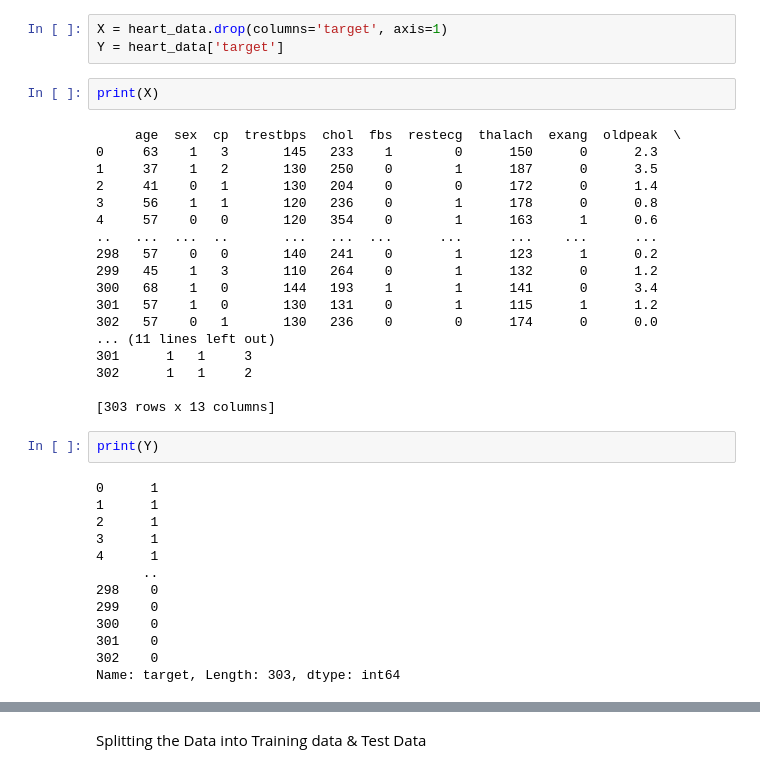
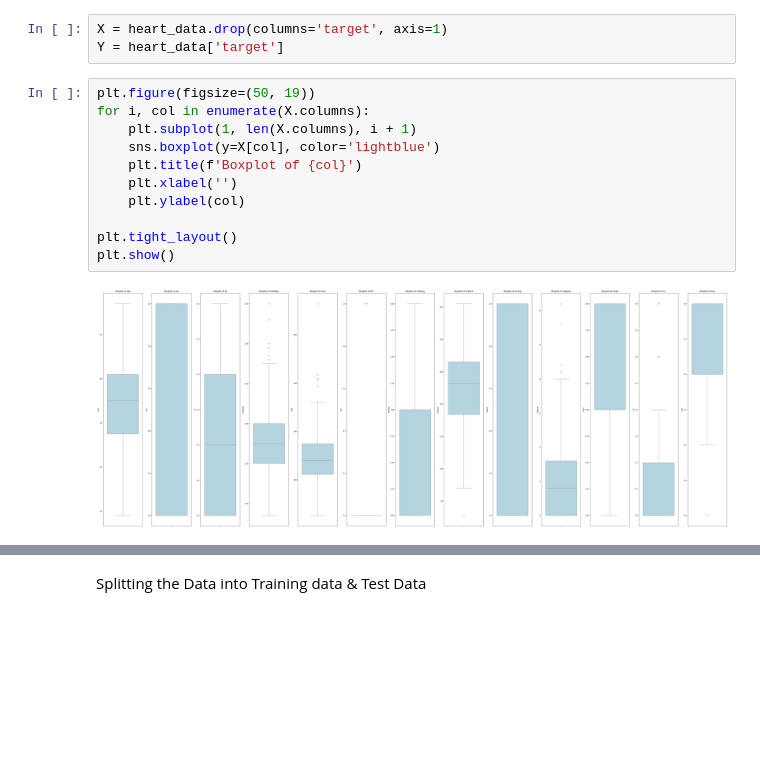
Before and after one commit to VishalLa/5th-sem-project, a Jupyter notebook: colab_files_to_train_models/heart.ipynb, the cells around one changed output, grey strips where cells are left out. Saved outputs shown, nothing was run; the diff lists cells and outputs as text; blank space fills up the shorter version.

```diff
--- a/colab_files_to_train_models/heart.ipynb
+++ b/colab_files_to_train_models/heart.ipynb
@@ -105,38 +114,16 @@ Splitting the Features and Target
 # %%
 X = heart_data.drop(columns='target', axis=1)
 Y = heart_data['target']
-# %%
-print(X)
-# %% [output]
-     age  sex  cp  trestbps  chol  fbs  restecg  thalach  exang  oldpeak  \
-0     63    1   3       145   233    1        0      150      0      2.3
-1     37    1   2       130   250    0        1      187      0      3.5
-2     41    0   1       130   204    0        0      172      0      1.4
-3     56    1   1       120   236    0        1      178      0      0.8
-4     57    0   0       120   354    0        1      163      1      0.6
-..   ...  ...  ..       ...   ...  ...      ...      ...    ...      ...
-298   57    0   0       140   241    0        1      123      1      0.2
-299   45    1   3       110   264    0        1      132      0      1.2
-300   68    1   0       144   193    1        1      141      0      3.4
-301   57    1   0       130   131    0        1      115      1      1.2
-302   57    0   1       130   236    0        0      174      0      0.0
-... (11 lines left out)
-301      1   1     3
-302      1   1     2
-
-[303 rows x 13 columns]
-# %%
-print(Y)
-# %% [output]
-0      1
-1      1
-2      1
-3      1
-4      1
-      ..
-298    0
-299    0
-300    0
-301    0
-302    0
-Name: target, Length: 303, dtype: int64
+# %%
+plt.figure(figsize=(50, 19))
+for i, col in enumerate(X.columns):
+    plt.subplot(1, len(X.columns), i + 1)
+    sns.boxplot(y=X[col], color='lightblue')
+    plt.title(f'Boxplot of {col}')
+    plt.xlabel('')
+    plt.ylabel(col)
+
+plt.tight_layout()
+plt.show()
+# %% [output]
+[figure, added]
```
Also changed, not shown: parts of 34 cells of this notebook, 13 other files.
